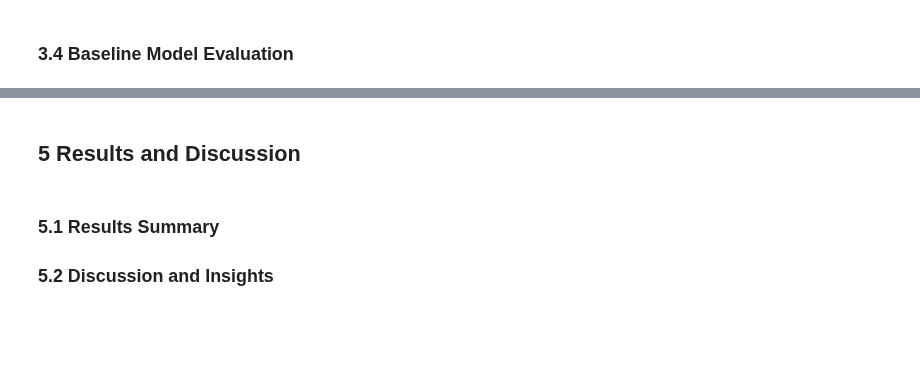
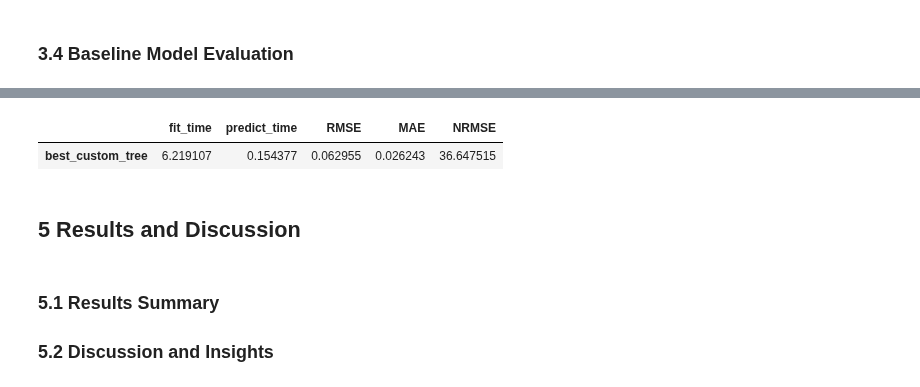
Before and after one commit to AlbertZweistein-2/184.702_MachineLearning, a Jupyter notebook: Ex2/src/Group70_OlsacherPoneschWinkler_Taiwan.ipynb, the cells around one changed output, grey strips where cells are left out. Saved outputs shown, nothing was run; the diff lists cells and outputs as text; code cells hidden in the pictures; blank space fills up the shorter version.

```diff
--- a/Ex2/src/Group70_OlsacherPoneschWinkler_Taiwan.ipynb
+++ b/Ex2/src/Group70_OlsacherPoneschWinkler_Taiwan.ipynb
@@ -324,0 +498,40 @@ model_pipelines = {
+# %%
+best_custom_tree = RegressionTree(
+    max_depth=best_parameters['decision_tree2']['model__max_depth'],
+    min_samples_split=best_parameters['decision_tree2']['model__min_samples_split'],
+    min_samples_leaf=best_parameters['decision_tree2']['model__min_samples_leaf'],
+    n_jobs=12,
+    verbose=1
+)
+best_custom_forest = RandomForest(
+    n_estimators=best_parameters['random_forest']['model__n_estimators'],
+    max_depth=best_parameters['random_forest']['model__max_depth'],
+    min_samples_split=best_parameters['random_forest']['model__min_samples_split'],
+    min_samples_leaf=best_parameters['random_forest']['model__min_samples_leaf'],
+    max_features=best_parameters['random_forest']['model__max_features'],
+    n_jobs=12,
+    verbose=1
+)
+standard_custom_forest = RandomForest(
+    n_estimators=100,
+    max_depth=None,
+    min_samples_split=2,
+    min_samples_leaf=1,
+    max_features=None,
+    n_jobs=12,
+    verbose=1
+)
+few_deep_trees_custom_random_forest = RandomForest(
+    n_estimators=10,
+    max_depth=100,
+    min_samples_split=2,
+    min_samples_leaf=1,
+    max_features=None,
+    n_jobs=12,
+    verbose=1)
+custom_models = {
+    "best_custom_tree": best_custom_tree,
+    # "best_custom_forest": best_custom_forest,
+    # "standard_custom_forest": standard_custom_forest,
+    # "few_deep_trees_custom_random_forest": few_deep_trees_custom_random_forest,
+}
@@ -324,0 +650,2 @@ model_pipelines = {
+# %%
+custom_ho_results = custom_evaluate_holdout_performance(custom_models, X_train, y_train, X_test, y_test)
@@ -325,3 +671,8 @@ model_pipelines = {
+# %%
+custom_ho_results
+# %% [output]
+|  | fit_time | predict_time | RMSE | MAE | NRMSE |
+| best_custom_tree | 6.219107 | 0.154377 | 0.062955 | 0.026243 | 36.647515 |
 # %% [markdown]
 ## 5 Results and Discussion
 # %% [markdown]
```
Also changed, not shown: parts of 18 cells of this notebook, 4 other files.
